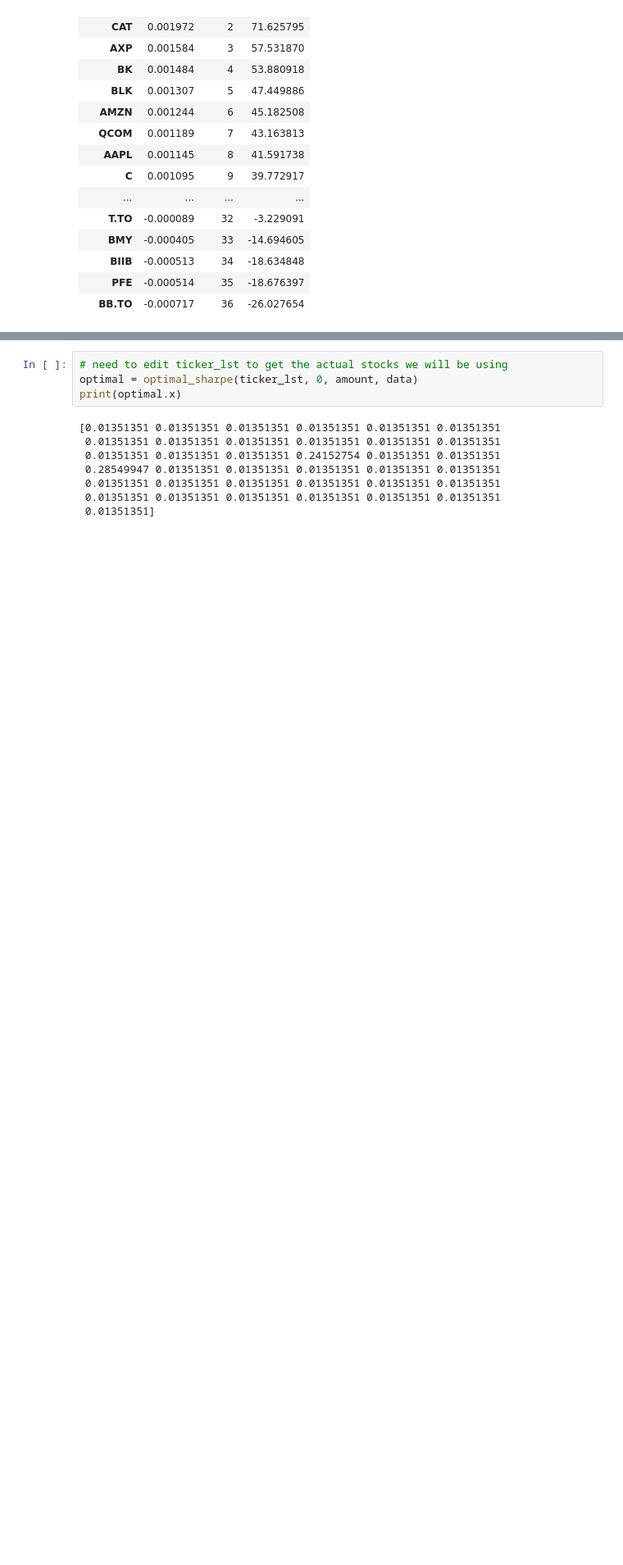
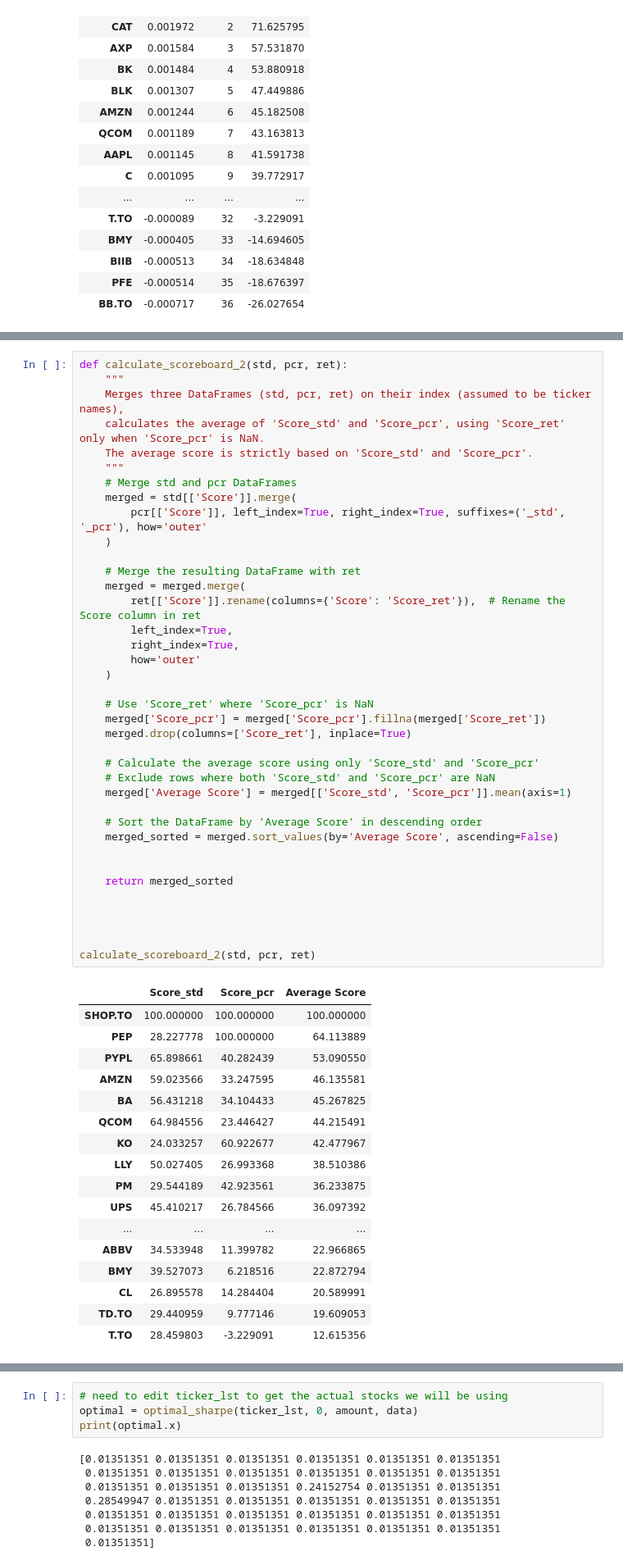
Before and after one commit to akramj13/CFM101-Project, a Jupyter notebook: Team 11 Assignment Jester.ipynb, the cells around one changed output, grey strips where cells are left out. Shown: that part at 82% size. Saved outputs shown, nothing was run; the diff lists cells and outputs as text; blank space fills up the shorter version.

```diff
--- a/Team 11 Assignment Jester.ipynb
+++ b/Team 11 Assignment Jester.ipynb
@@ -350,4 +350,60 @@ calculate_scoreboard(std, pcr, ret)
 | T.TO | 28.459803 | -3.229091 | -3.229091 | 7.333874 |
+# %%
+def calculate_scoreboard_2(std, pcr, ret):
+    """
+    Merges three DataFrames (std, pcr, ret) on their index (assumed to be ticker names),
+    calculates the average of 'Score_std' and 'Score_pcr', using 'Score_ret' only when 'Score_pcr' is NaN.
+    The average score is strictly based on 'Score_std' and 'Score_pcr'.
+    """
+    # Merge std and pcr DataFrames
+    merged = std[['Score']].merge(
+        pcr[['Score']], left_index=True, right_index=True, suffixes=('_std', '_pcr'), how='outer'
+    )
+
+    # Merge the resulting DataFrame with ret
+    merged = merged.merge(
+        ret[['Score']].rename(columns={'Score': 'Score_ret'}),  # Rename the Score column in ret
+        left_index=True,
+        right_index=True,
+        how='outer'
+    )
+
+    # Use 'Score_ret' where 'Score_pcr' is NaN
+    merged['Score_pcr'] = merged['Score_pcr'].fillna(merged['Score_ret'])
+    merged.drop(columns=['Score_ret'], inplace=True)
+
+    # Calculate the average score using only 'Score_std' and 'Score_pcr'
+    # Exclude rows where both 'Score_std' and 'Score_pcr' are NaN
+    merged['Average Score'] = merged[['Score_std', 'Score_pcr']].mean(axis=1)
+
+    # Sort the DataFrame by 'Average Score' in descending order
+    merged_sorted = merged.sort_values(by='Average Score', ascending=False)
+
+
+    return merged_sorted
+
+
+
+
+calculate_scoreboard_2(std, pcr, ret)
+# %% [output]
+|  | Score_std | Score_pcr | Average Score |
+| SHOP.TO | 100.000000 | 100.000000 | 100.000000 |
+| PEP | 28.227778 | 100.000000 | 64.113889 |
+| PYPL | 65.898661 | 40.282439 | 53.090550 |
+| AMZN | 59.023566 | 33.247595 | 46.135581 |
+| BA | 56.431218 | 34.104433 | 45.267825 |
+| QCOM | 64.984556 | 23.446427 | 44.215491 |
+| KO | 24.033257 | 60.922677 | 42.477967 |
+| LLY | 50.027405 | 26.993368 | 38.510386 |
+| PM | 29.544189 | 42.923561 | 36.233875 |
+| UPS | 45.410217 | 26.784566 | 36.097392 |
+| ... | ... | ... | ... |
+| ABBV | 34.533948 | 11.399782 | 22.966865 |
+| BMY | 39.527073 | 6.218516 | 22.872794 |
+| CL | 26.895578 | 14.284404 | 20.589991 |
+| TD.TO | 29.440959 | 9.777146 | 19.609053 |
+| T.TO | 28.459803 | -3.229091 | 12.615356 |
 # %%
 # Define to get call and put option data (specifically the total volume)
 # def get_options_vol(ticker, put):
```
Also changed, not shown: parts of 3 cells of this notebook.
